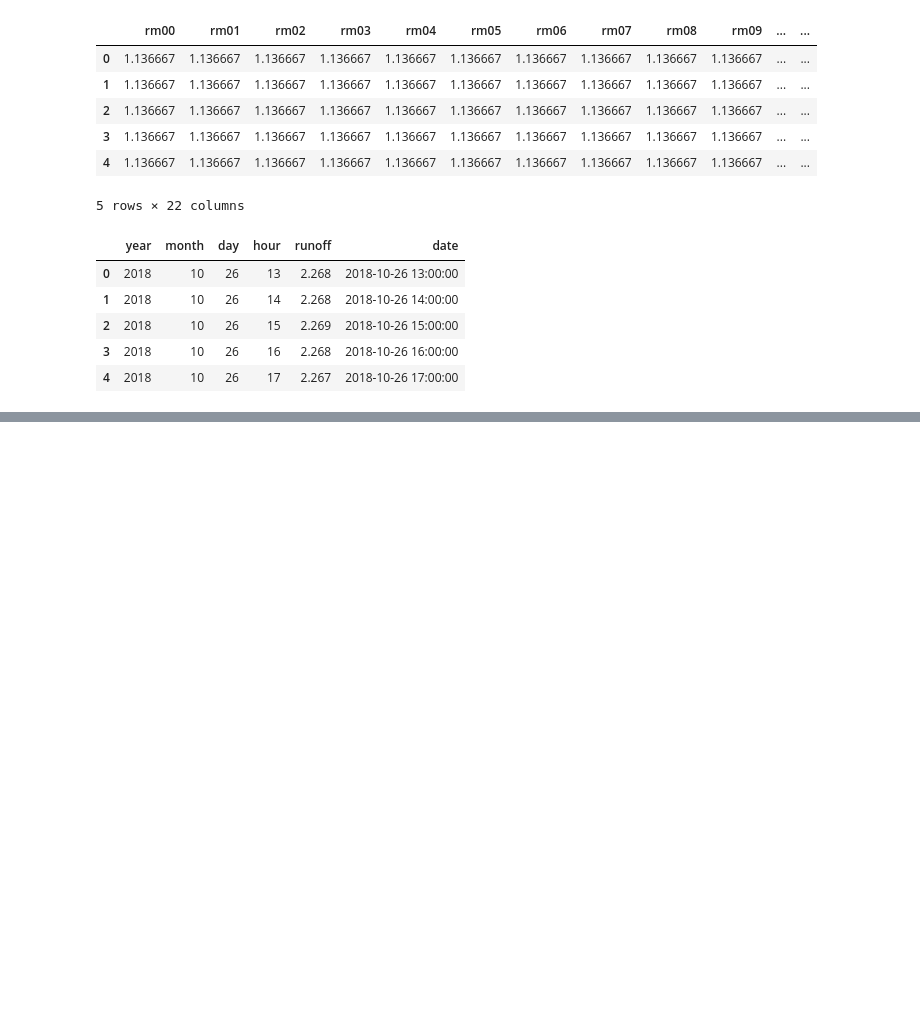
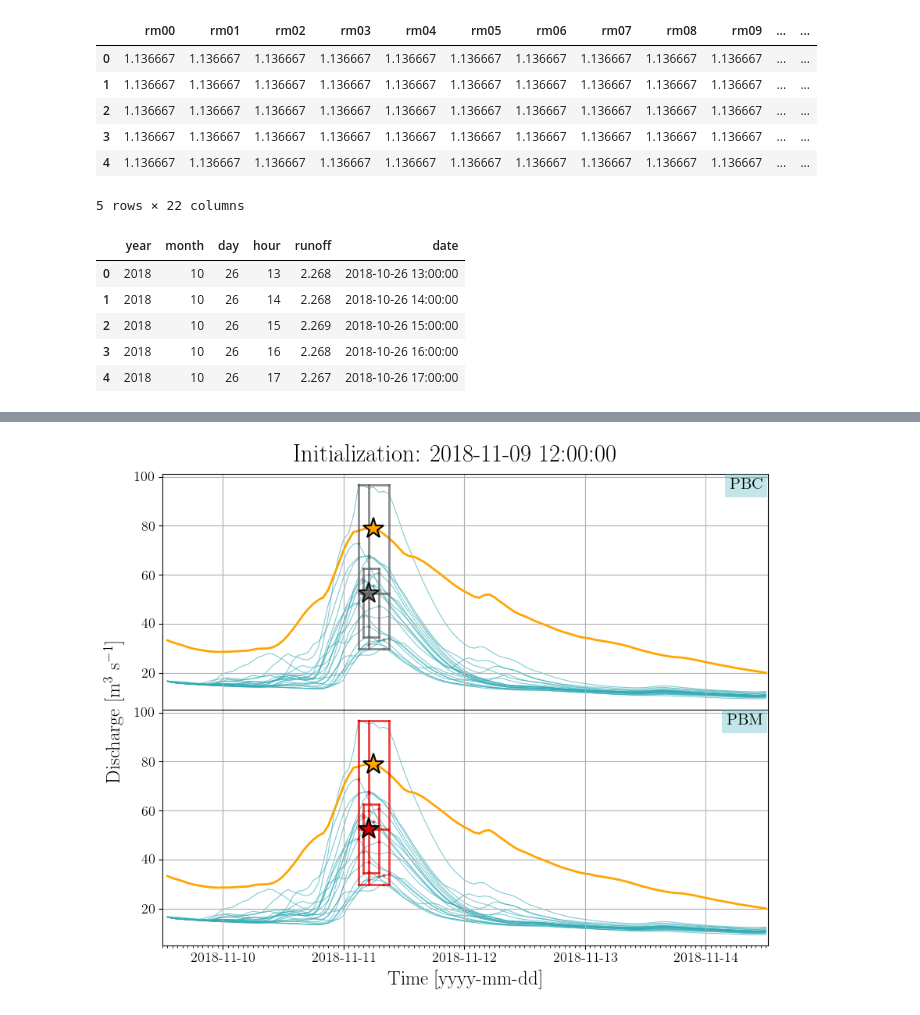
Before and after one commit to agiord/peakbox, a Jupyter notebook: peakbox_notebook.ipynb, the cells around one changed output, grey strips where cells are left out. Saved outputs shown, nothing was run; the diff lists cells and outputs as text; code cells hidden in the pictures; blank space fills up the shorter version.

```diff
--- a/peakbox_notebook.ipynb
+++ b/peakbox_notebook.ipynb
@@ -40,0 +85,4 @@ pbk.peak_box_multipeaks(ens, obs, sim_start)
+# %%
+pbk.peak_box_multipeaks(ens4, obs4, sim_start4)
+# %% [output]
+[figure, added]
```
Also changed, not shown: parts of 6 cells of this notebook.
